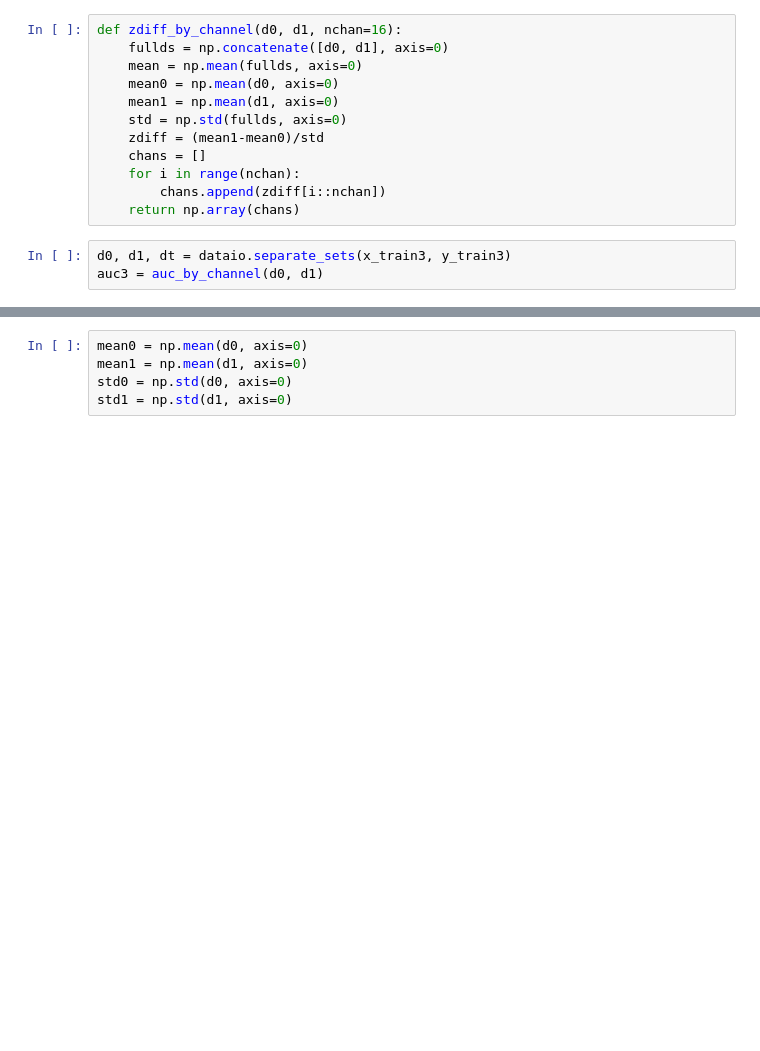
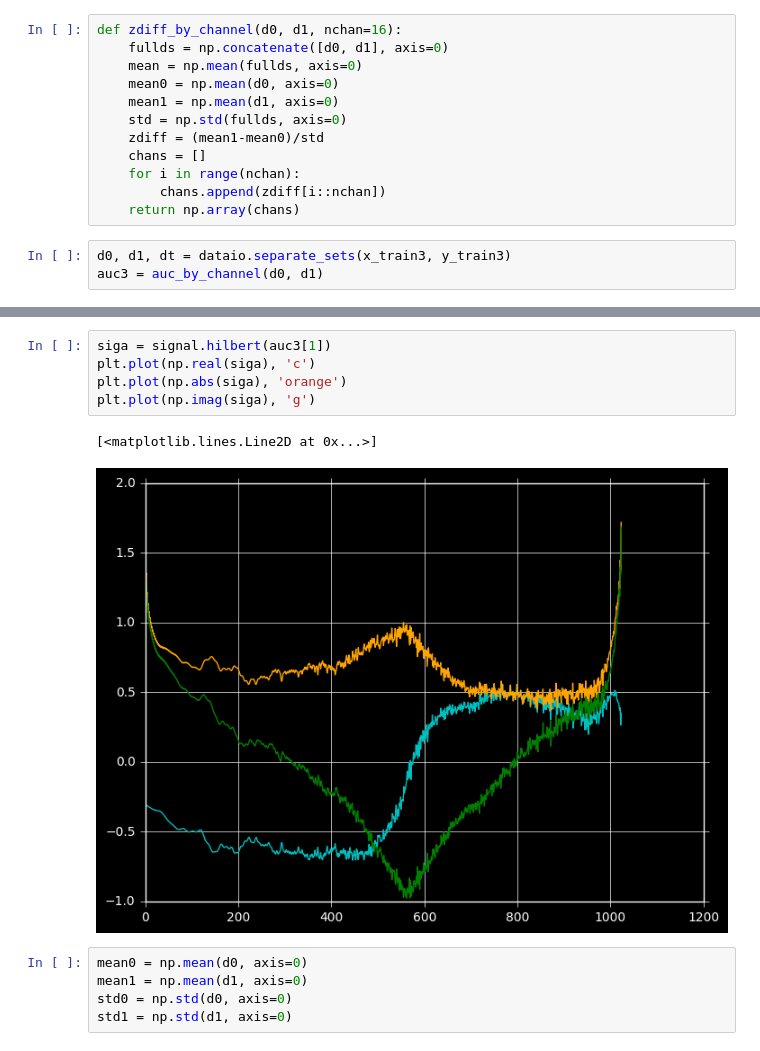
Before and after one commit to xkortex/eeg_seizure_prediction, a Jupyter notebook: linear05.ipynb, the cells around one changed output, grey strips where cells are left out. Drawn from its saved outputs; the diff is of its cells as text; blank space fills up the shorter version.

```diff
--- a/linear05.ipynb
+++ b/linear05.ipynb
@@ -148,3 +158,11 @@ auc.shape
+# %%
+siga = signal.hilbert(auc3[1])
+plt.plot(np.real(siga), 'c')
+plt.plot(np.abs(siga), 'orange')
+plt.plot(np.imag(siga), 'g')
+# %% [output]
+[<matplotlib.lines.Line2D at 0x...>]
+[figure, added]
 # %%
 mean0 = np.mean(d0, axis=0)
 mean1 = np.mean(d1, axis=0)
```
Also changed, not shown: parts of 13 cells of this notebook, 9 other files.
